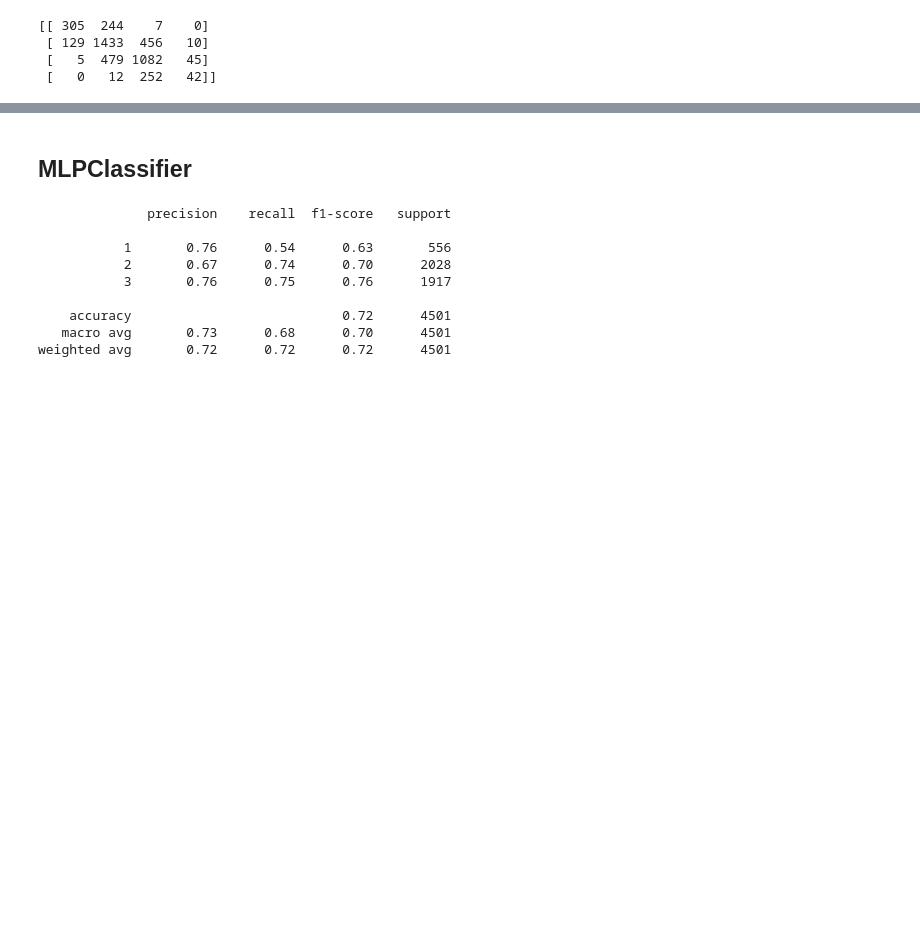
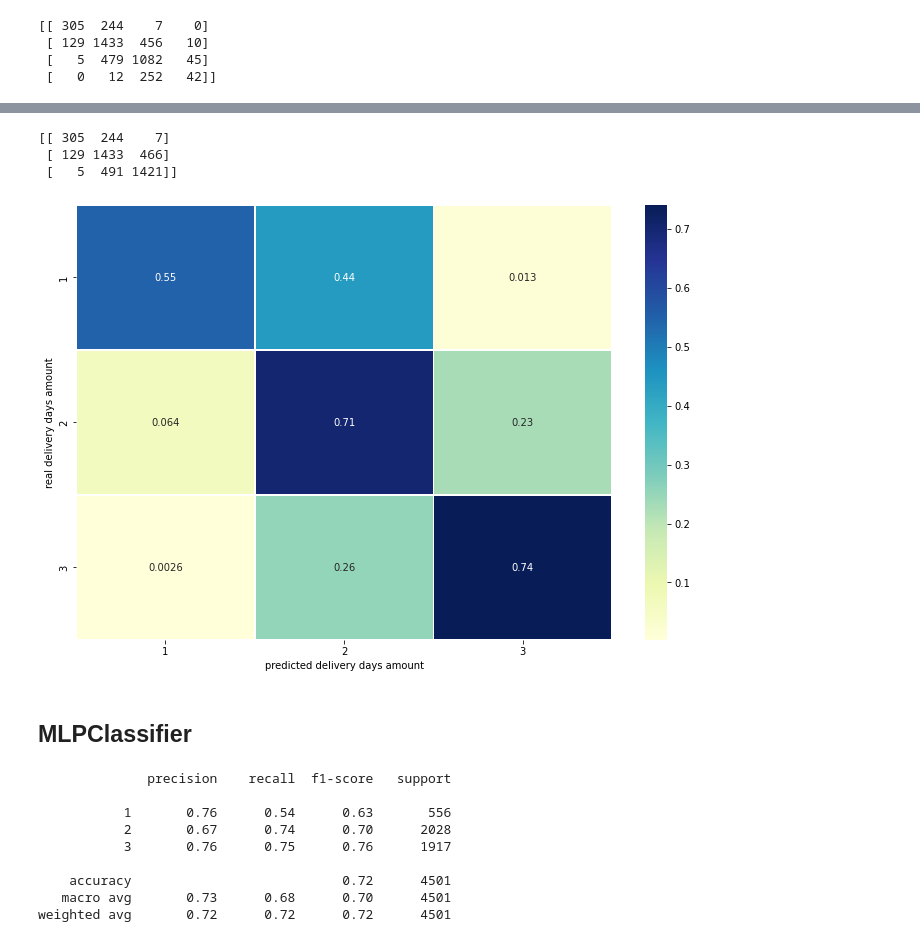
Before and after one commit to pszachew/Delivery-Prediction, a Jupyter notebook: DataPreprocessing_3classes.ipynb, the cells around one changed output, grey strips where cells are left out. Cells and saved outputs as stored; diff of their text form; code cells hidden in the pictures; blank space fills up the shorter version.

```diff
--- a/DataPreprocessing_3classes.ipynb
+++ b/DataPreprocessing_3classes.ipynb
@@ -157,0 +119,11 @@ weighted avg       0.60      0.60      0.60      4501
+# %%
+X, y, tmp = get_preprocess()
+y = y.apply(lambda x: 3 if x>3 else x)
+# %%
+X_train, X_test, y_train, y_test = train_test_split(X, y, test_size=0.33, random_state=1)
+# %%
+model = LogisticRegression()
+model.fit(X_train, y_train)
+y_pre = model.predict(X_test)
+print(accuracy_score(y_test, y_pre))
+print(classification_report(y_test, y_pre))
@@ -158,3 +143,19 @@ weighted avg       0.60      0.60      0.60      4501
+# %%
+print(cm)
+# %% [output]
+[[ 305  244    7]
+ [ 129 1433  466]
+ [   5  491 1421]]
+# %%
+cm2 = confusion_matrix(y_test, y_pre, normalize='true')
+cm2 = pd.DataFrame(cm2, index=[1,2,3], columns=[1,2,3])
+plt.figure(figsize=(12,8))
+sns.heatmap(cm2, annot=True, linewidths=.5, cmap="YlGnBu")
+plt.xlabel("predicted delivery days amount")
+plt.ylabel("real delivery days amount")
+plt.show()
+# %% [output]
+[figure, added]
 # %% [markdown]
 ## **MLPClassifier**
 # %%
```
Also changed, not shown: parts of 26 cells of this notebook.
